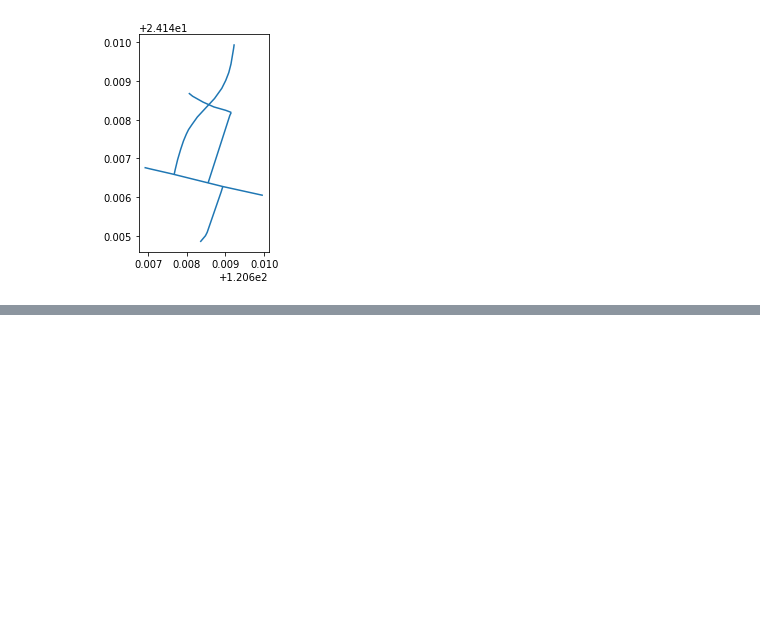
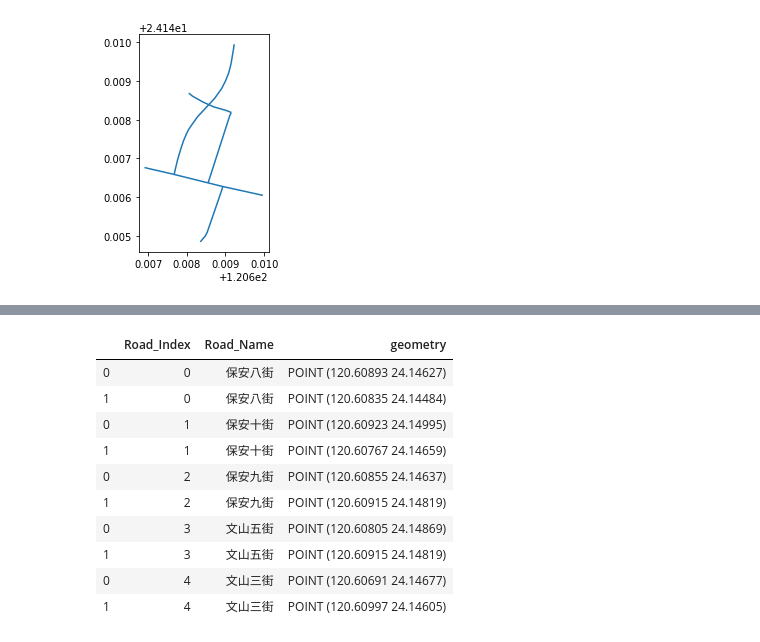
Before and after one commit to kueikuei/TMS, a Jupyter notebook: pt2Address.ipynb, the cells around one changed output, grey strips where cells are left out. Saved outputs shown, nothing was run; the diff lists cells and outputs as text; code cells hidden in the pictures; blank space fills up the shorter version.

```diff
--- a/pt2Address.ipynb
+++ b/pt2Address.ipynb
@@ -647,8 +397,0 @@ import json
-# %%
-from shapely.geometry import mapping
-# schema of the shapefile
-schema = {'geometry': 'Point','properties': {'test': 'int'}}
-# creation of the shapefile
-with fiona.open('result.shp','w','ESRI Shapefile', schema) as output:
-    for i, pt in enumerate(result):
-        output.write({'geometry':mapping(pt), 'properties':{'test':i}})
@@ -666,0 +482,20 @@ graph
+# %%
+# 取出各條路及其節點
+
+endpts = [[
+    multiLines[0],
+    (
+        # 再加入是哪一條線
+        # 每一個起始、終點湊成一條路就是一個單位
+        Point(list(line.coords)[0]),
+        Point(list(line.coords)[-1])
+     )
+    ]
+    # 先取出 multiline
+    for multiLines in lines
+    # 再從 multiLine 取出各條路
+    for line in multiLines[1]
+]
+
+# 得到起始點、結束點、原始道路名稱 list
+endpts
@@ -666,0 +529,28 @@ graph
+# %%
+# 組成 道路節點 GeoDataFrame
+index = 0
+gpd_road_nodes = gpd.GeoDataFrame()
+
+# 資料欄位定義
+for pt in endpts:
+    pt = gpd.GeoDataFrame({
+        "Road_Index": index,
+        "Road_Name":pt[0],
+        "geometry": pt[1]
+    })
+
+    gpd_road_nodes = gpd_road_nodes.append(pt)
+    index += 1
+gpd_road_nodes
+# %% [output]
+|  | Road_Index | Road_Name | geometry |
+| 0 | 0 | 保安八街 | POINT (120.60893 24.14627) |
+| 1 | 0 | 保安八街 | POINT (120.60835 24.14484) |
+| 0 | 1 | 保安十街 | POINT (120.60923 24.14995) |
+| 1 | 1 | 保安十街 | POINT (120.60767 24.14659) |
+| 0 | 2 | 保安九街 | POINT (120.60855 24.14637) |
+| 1 | 2 | 保安九街 | POINT (120.60915 24.14819) |
+| 0 | 3 | 文山五街 | POINT (120.60805 24.14869) |
+| 1 | 3 | 文山五街 | POINT (120.60915 24.14819) |
+| 0 | 4 | 文山三街 | POINT (120.60691 24.14677) |
+| 1 | 4 | 文山三街 | POINT (120.60997 24.14605) |
```
Also changed, not shown: parts of 122 cells of this notebook.
